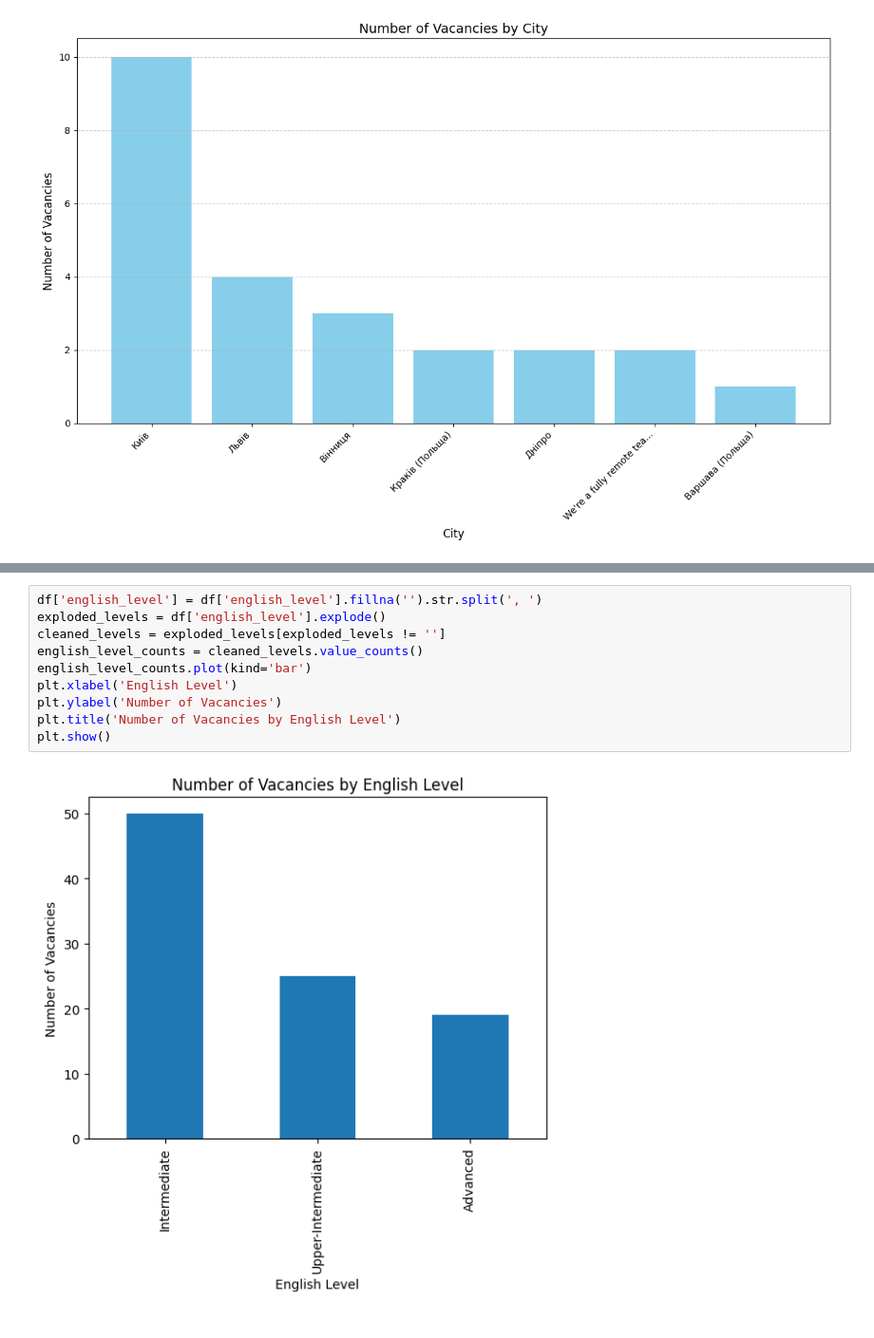
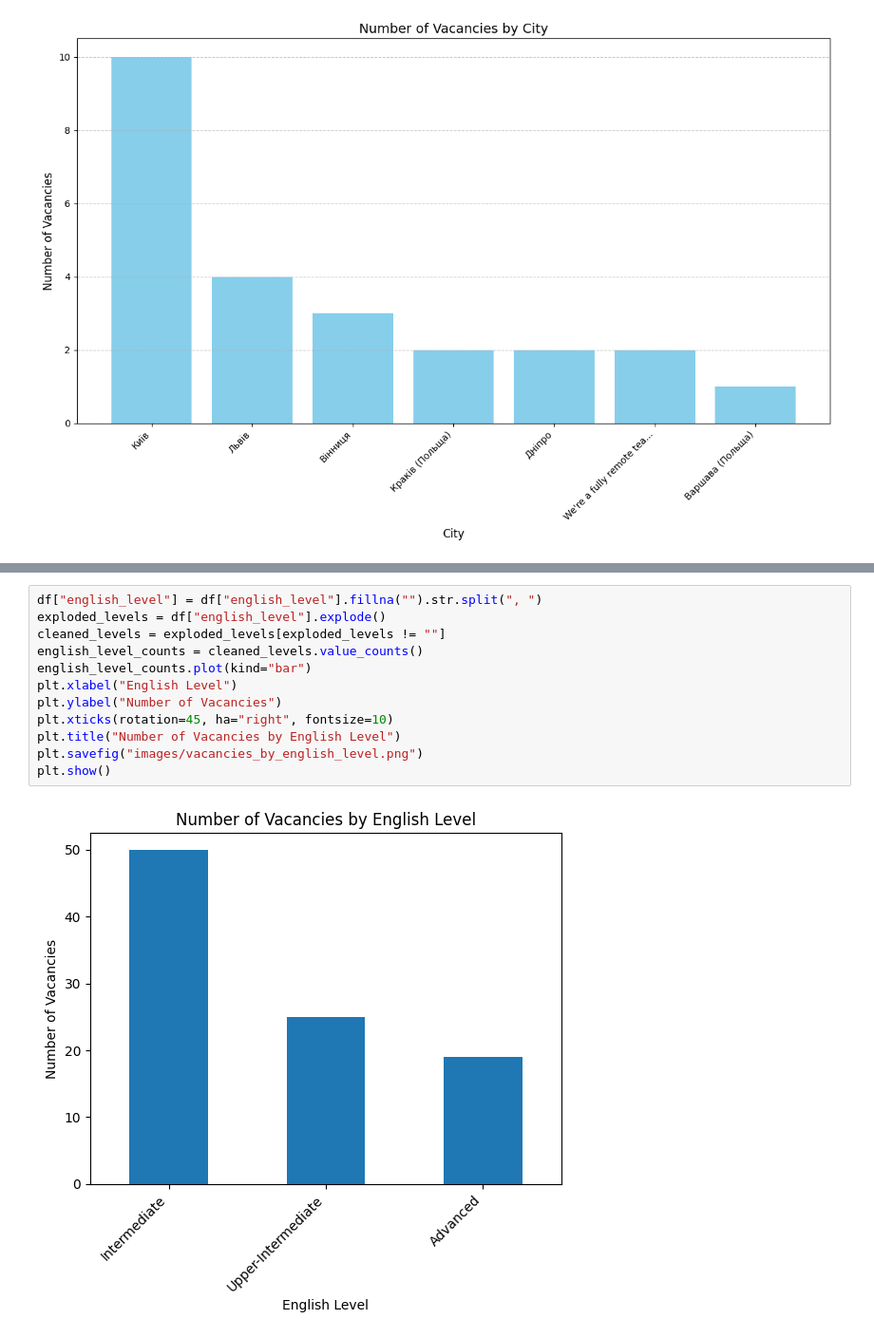
Before and after one commit to b3v3kt0r/scrapping-da-dou, a Jupyter notebook: data_analysis/da.ipynb, the cells around one changed output, grey strips where cells are left out. Shown: that part at 95% size. Saved outputs shown, nothing was run; the diff lists cells and outputs as text.

```diff
--- a/data_analysis/da.ipynb
+++ b/data_analysis/da.ipynb
@@ -96,12 +96,14 @@ plt.show()
 # %%
-df['english_level'] = df['english_level'].fillna('').str.split(', ')
-exploded_levels = df['english_level'].explode()
-cleaned_levels = exploded_levels[exploded_levels != '']
+df["english_level"] = df["english_level"].fillna("").str.split(", ")
+exploded_levels = df["english_level"].explode()
+cleaned_levels = exploded_levels[exploded_levels != ""]
 english_level_counts = cleaned_levels.value_counts()
-english_level_counts.plot(kind='bar')
-plt.xlabel('English Level')
-plt.ylabel('Number of Vacancies')
-plt.title('Number of Vacancies by English Level')
+english_level_counts.plot(kind="bar")
+plt.xlabel("English Level")
+plt.ylabel("Number of Vacancies")
+plt.xticks(rotation=45, ha="right", fontsize=10)
+plt.title("Number of Vacancies by English Level")
+plt.savefig("images/vacancies_by_english_level.png")
 plt.show()
 # %% [output]
-[figure, old version]
+[figure, new version]
```
Also changed, not shown: parts of 1 cell of this notebook.
